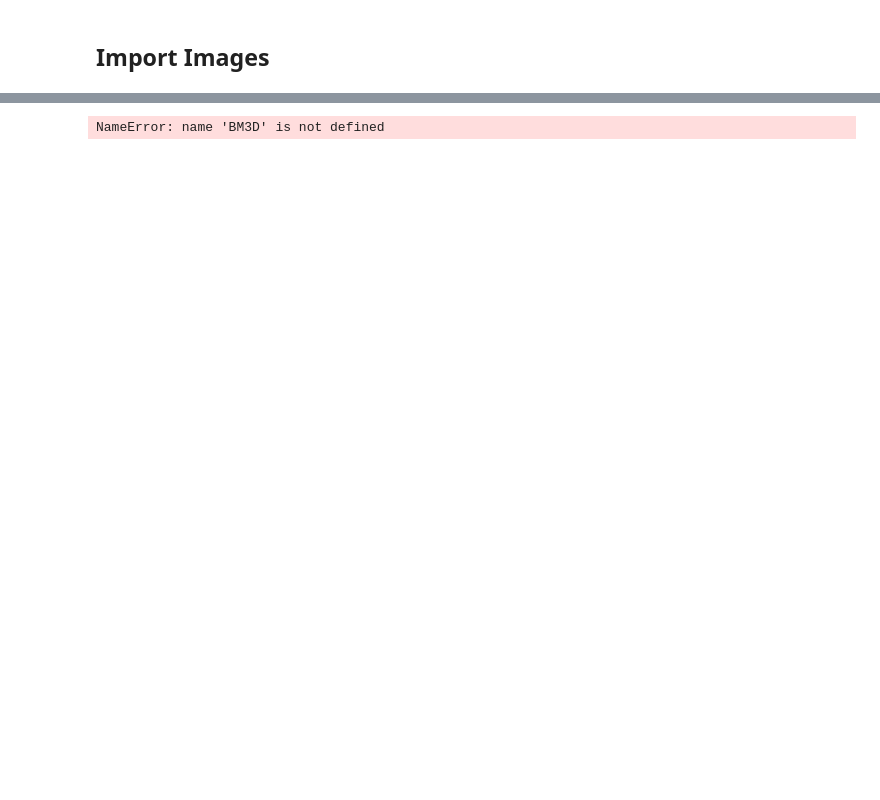
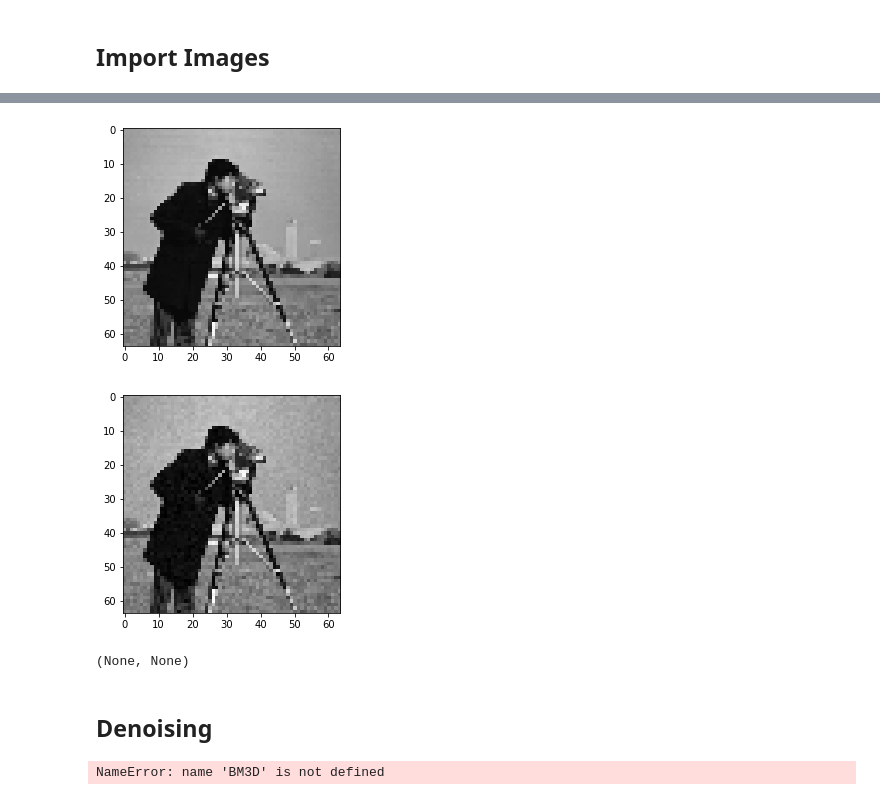
Before and after one commit to mlanvin/BM3Ddenoising, a Jupyter notebook: BM3D_test.ipynb, the cells around one changed output, grey strips where cells are left out. Cells and saved outputs as stored; diff of their text form; code cells hidden in the pictures; blank space fills up the shorter version.

```diff
--- a/BM3D_test.ipynb
+++ b/BM3D_test.ipynb
@@ -104,3 +56,11 @@ for i in range(20, 30):
+# %%
+plot_imbw(clean), plot_imbw(noisy)
+# %% [output]
+[figure, added]
+[figure, added]
+(None, None)
+# %% [markdown]
+## Denoising
 # %%
 params = {
     "N1_th": 4,
```
Also changed, not shown: parts of 7 cells of this notebook.
